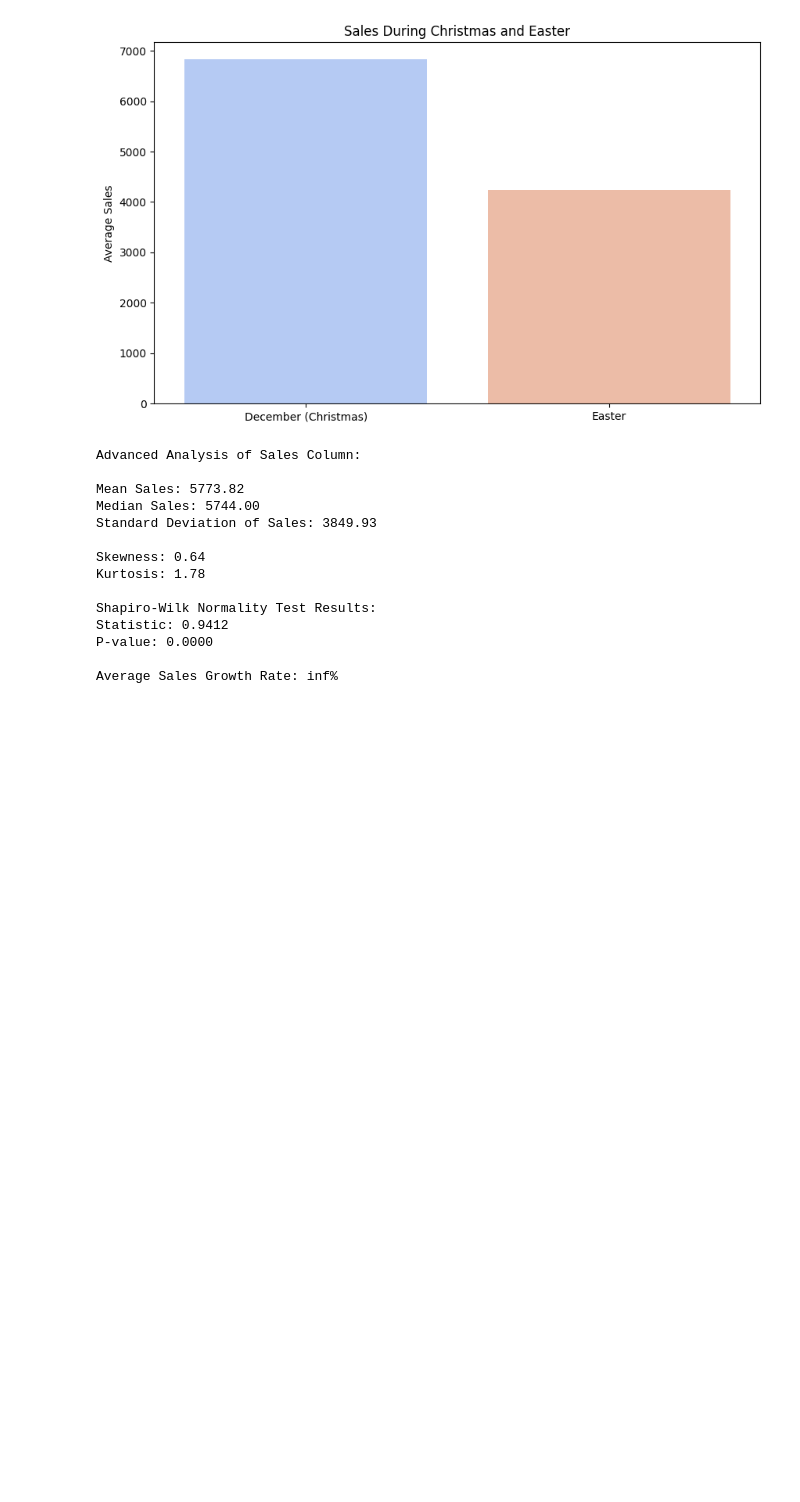
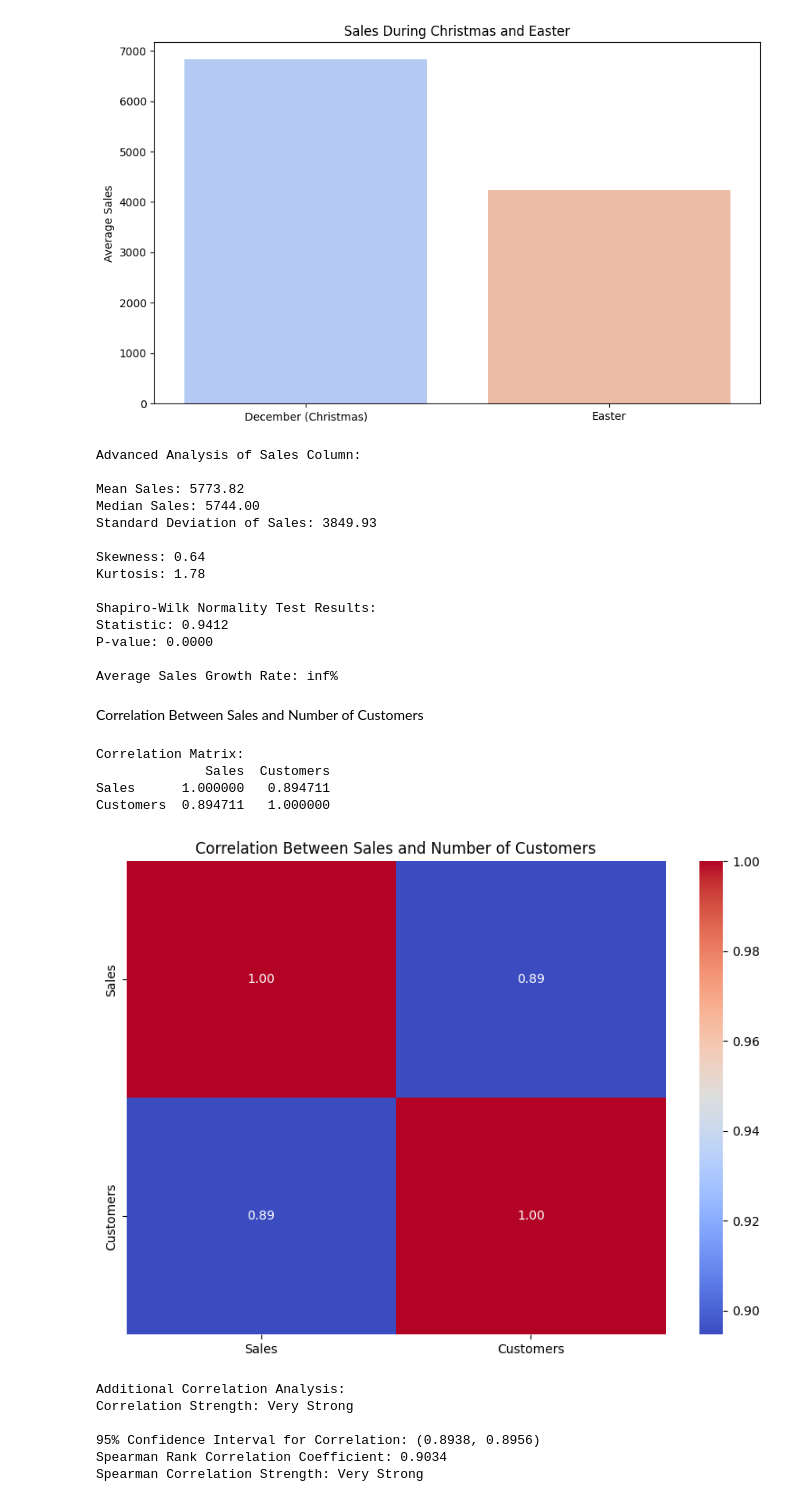
Before and after one commit to Birkity/Rossmann-forecastSales-, a Jupyter notebook: notebooks/task_1.ipynb, the cells around one changed output. Saved outputs shown, nothing was run; the diff lists cells and outputs as text; code cells hidden in the pictures; blank space fills up the shorter version.

Commit message:
Analyzed and plotted correlation between sales and number of customers

```diff
--- a/notebooks/task_1.ipynb
+++ b/notebooks/task_1.ipynb
@@ -290,3 +290,76 @@ Statistic: 0.9412
 P-value: 0.0000
 
 Average Sales Growth Rate: inf%
+# %% [markdown]
+Correlation Between Sales and Number of Customers
+# %%
+corr_sales_customers = train_merged[['Sales', 'Customers']].corr()
+print("Correlation Matrix:")
+print(corr_sales_customers)
+
+logging.info('Correlation between sales and number of customers calculated.')
+
+# Plot correlation
+plt.figure(figsize=(8,6))
+sns.heatmap(corr_sales_customers, annot=True, cmap='coolwarm', fmt='.2f')
+plt.title('Correlation Between Sales and Number of Customers')
+plt.tight_layout()
+plt.show()
+
+logging.info('Correlation plot created between sales and customers.')
+
+
+print("\nAdditional Correlation Analysis:")
+
+
+pearson_r = corr_sales_customers['Sales']['Customers']
+
+
+if pearson_r > 0.75:
+    correlation_strength = "Very Strong"
+elif pearson_r > 0.5:
+    correlation_strength = "Strong"
+elif pearson_r > 0.3:
+    correlation_strength = "Moderate"
+else:
+    correlation_strength = "Weak"
+
+print(f"Correlation Strength: {correlation_strength}")
+
+
+n = len(train_merged)
+r = pearson_r
+se = np.sqrt((1 - r**2) / (n - 2))
+ci_lower = r - 1.96 * se
+ci_upper = r + 1.96 * se
+
+print(f"\n95% Confidence Interval for Correlation: ({ci_lower:.4f}, {ci_upper:.4f})")
+
+spearman_rho = train_merged['Sales'].corr(train_merged['Customers'], method='spearman')
+
+print(f"Spearman Rank Correlation Coefficient: {spearman_rho:.4f}")
+
+if spearman_rho > 0.75:
+    spearman_correlation_strength = "Very Strong"
+elif spearman_rho > 0.5:
+    spearman_correlation_strength = "Strong"
+elif spearman_rho > 0.3:
+    spearman_correlation_strength = "Moderate"
+else:
+    spearman_correlation_strength = "Weak"
+
+print(f"Spearman Correlation Strength: {spearman_correlation_strength}")
+
+logging.info('Additional correlation analysis completed.')
+# %% [output]
+Correlation Matrix:
+              Sales  Customers
+Sales      1.000000   0.894711
+Customers  0.894711   1.000000
+[figure, added]
+Additional Correlation Analysis:
+Correlation Strength: Very Strong
+
+95% Confidence Interval for Correlation: (0.8938, 0.8956)
+Spearman Rank Correlation Coefficient: 0.9034
+Spearman Correlation Strength: Very Strong
```
Also changed, not shown: 1 other file.
